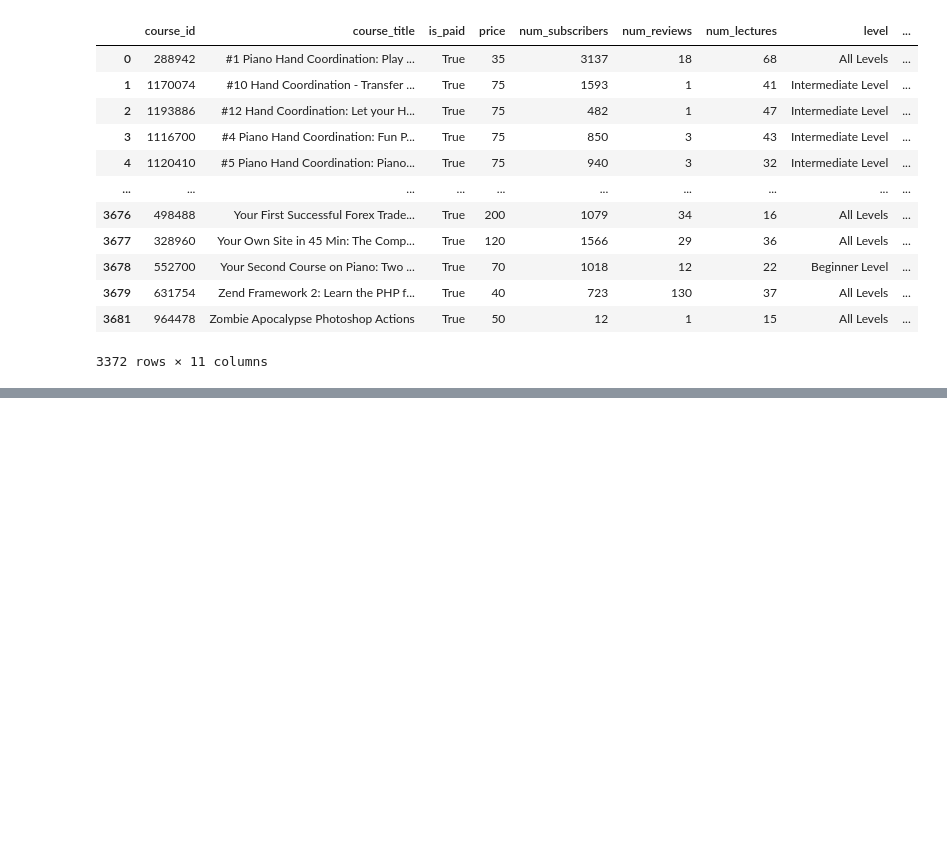
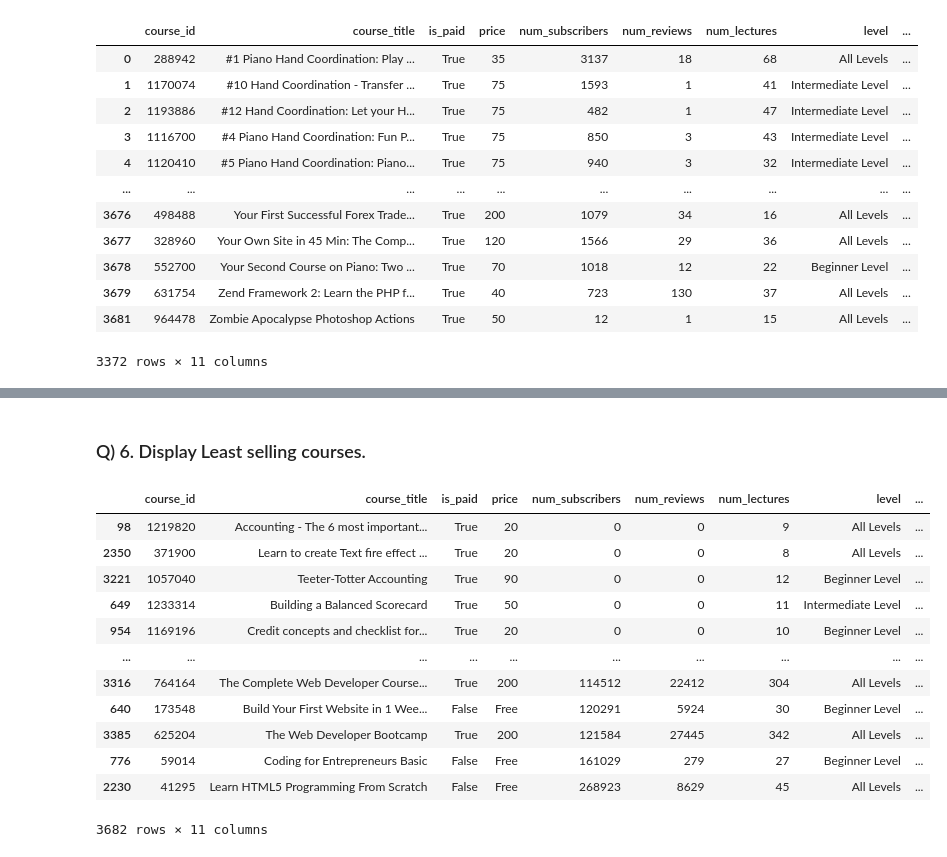
Before and after one commit to abdullahkhan-10/Python-Complete-Course, a Jupyter notebook: Python Projects/Begineer Projects/6_udemy_courses.ipynb, the cells around one changed output, grey strips where cells are left out. Cells and saved outputs as stored; diff of their text form; code cells hidden in the pictures; blank space fills up the shorter version.

Commit message:
The top and leastt selling courses are shown using sort_values() method

```diff
--- a/Python Projects/Begineer Projects/6_udemy_courses.ipynb
+++ b/Python Projects/Begineer Projects/6_udemy_courses.ipynb
@@ -121,0 +142,18 @@ udemy_data[udemy_data["is_paid"] == True]
+# %% [markdown]
+### Q) 6. Display Least selling courses.
+# %%
+udemy_data.sort_values("num_subscribers", ascending= True)
+# %% [output]
+|  | course_id | course_title | is_paid | price | num_subscribers | num_reviews | num_lectures | level | ... |
+| 98 | 1219820 | Accounting - The 6 most important... | True | 20 | 0 | 0 | 9 | All Levels | ... |
+| 2350 | 371900 | Learn to create Text fire effect ... | True | 20 | 0 | 0 | 8 | All Levels | ... |
+| 3221 | 1057040 | Teeter-Totter Accounting | True | 90 | 0 | 0 | 12 | Beginner Level | ... |
+| 649 | 1233314 | Building a Balanced Scorecard | True | 50 | 0 | 0 | 11 | Intermediate Level | ... |
+| 954 | 1169196 | Credit concepts and checklist for... | True | 20 | 0 | 0 | 10 | Beginner Level | ... |
+| ... | ... | ... | ... | ... | ... | ... | ... | ... | ... |
+| 3316 | 764164 | The Complete Web Developer Course... | True | 200 | 114512 | 22412 | 304 | All Levels | ... |
+| 640 | 173548 | Build Your First Website in 1 Wee... | False | Free | 120291 | 5924 | 30 | Beginner Level | ... |
+| 3385 | 625204 | The Web Developer Bootcamp | True | 200 | 121584 | 27445 | 342 | All Levels | ... |
+| 776 | 59014 | Coding for Entrepreneurs Basic | False | Free | 161029 | 279 | 27 | Beginner Level | ... |
+| 2230 | 41295 | Learn HTML5 Programming From Scratch | False | Free | 268923 | 8629 | 45 | All Levels | ... |
+3682 rows × 11 columns
```
Also changed, not shown: parts of 2 cells of this notebook.
